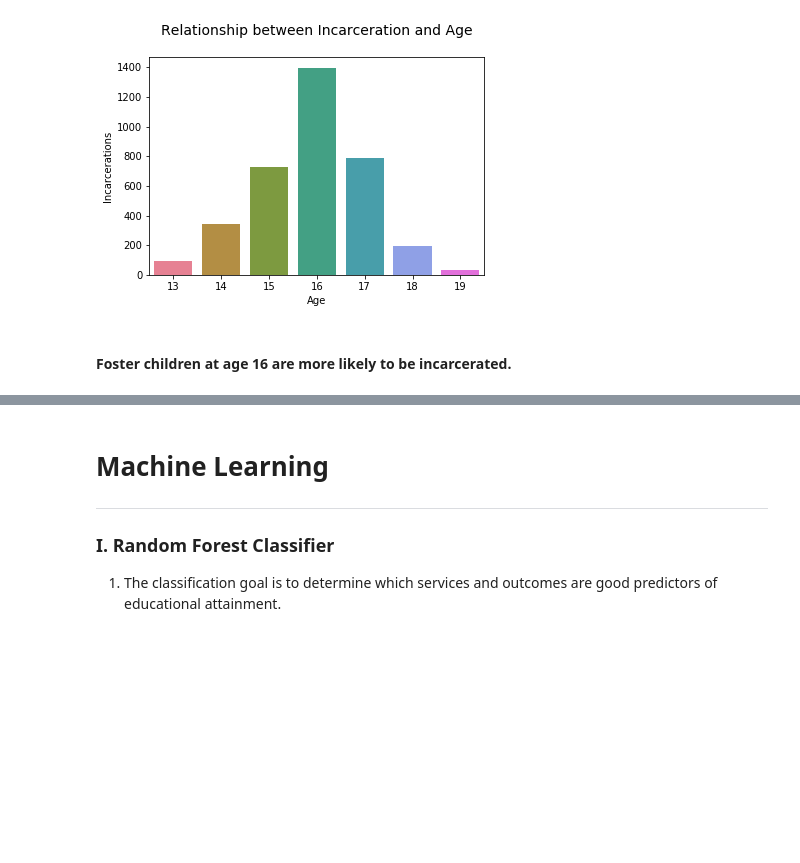
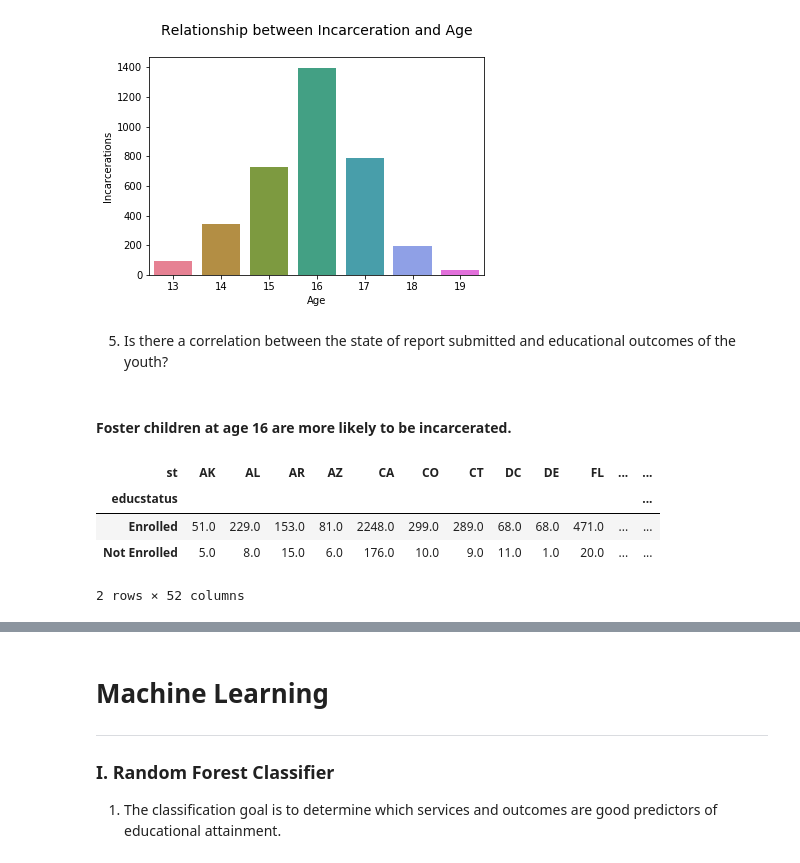
Before and after one commit to akront1104/Educational-Attainment-of-Foster-Youth, a Jupyter notebook: Education_and_Foster_Youth.ipynb, the cells around one changed output, grey strips where cells are left out. Cells and saved outputs as stored; diff of their text form; code cells hidden in the pictures; blank space fills up the shorter version.

```diff
--- a/Education_and_Foster_Youth.ipynb
+++ b/Education_and_Foster_Youth.ipynb
@@ -731,5 +731,22 @@ plt.ylabel('Incarcerations')
 plt.show()
 # %% [output]
 [figure]
+# %% [markdown]
+5) Is there a correlation between the state of report submitted and educational outcomes of the youth?
 # %% [markdown]
 #### Foster children at age 16 are more likely to be incarcerated.
+# %%
+# Educational Outcomes By State
+# educ_state = df.groupby(['st', 'educstatus']).size()
+
+educ_state_df = df.groupby(['educstatus','st'])['st'].size().unstack().fillna(0)
+
+educ_state_df=educ_state_df.drop(educ_state_df.index[1])
+
+display(educ_state_df)
+# %% [output]
+| st | AK | AL | AR | AZ | CA | CO | CT | DC | DE | FL | ... | ... |
+| educstatus |  |  |  |  |  |  |  |  |  |  |  | ... |
+| Enrolled | 51.0 | 229.0 | 153.0 | 81.0 | 2248.0 | 299.0 | 289.0 | 68.0 | 68.0 | 471.0 | ... | ... |
+| Not Enrolled | 5.0 | 8.0 | 15.0 | 6.0 | 176.0 | 10.0 | 9.0 | 11.0 | 1.0 | 20.0 | ... | ... |
+2 rows × 52 columns
```
Also changed, not shown: parts of 9 cells of this notebook.
